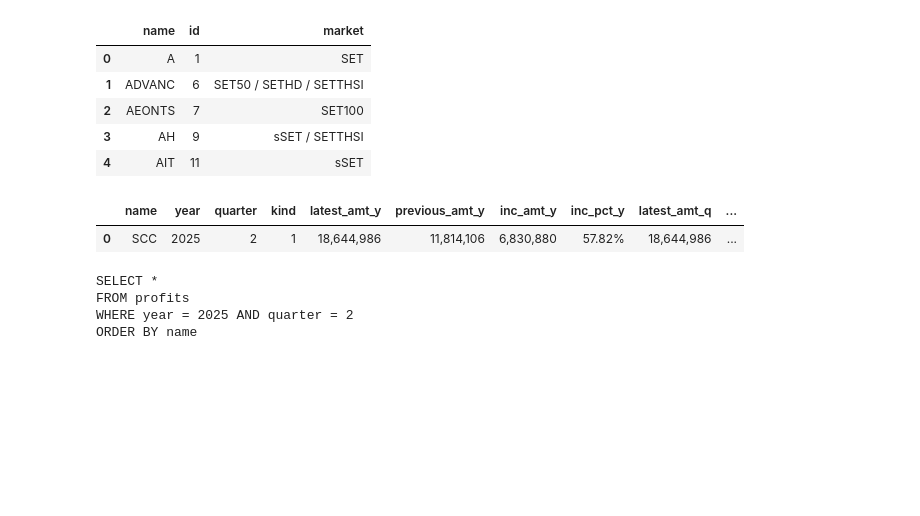
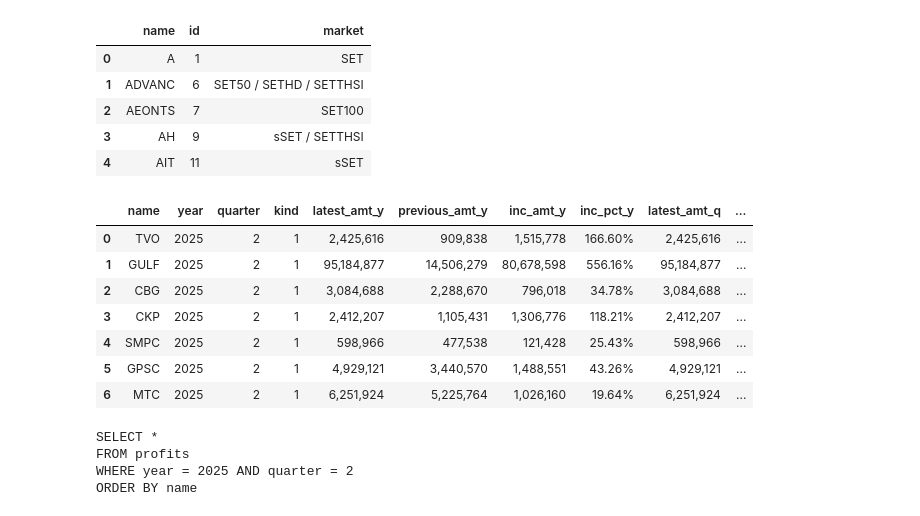
Before and after one commit to santimcs/A5, a Jupyter notebook: Quarterly/240-Create Profits Q2.ipynb, the cells around one changed output. Saved outputs shown, nothing was run; the diff lists cells and outputs as text; code cells hidden in the pictures; blank space fills up the shorter version.

```diff
--- a/Quarterly/240-Create Profits Q2.ipynb
+++ b/Quarterly/240-Create Profits Q2.ipynb
@@ -23,6 +23,6 @@ print(formatted_time )
 # %%
 # Must modify select date to latest unprocessed date
-select_date = date(2025, 7, 19)
+select_date = date(2025, 8, 2)
 select_date = select_date.strftime("%Y-%m-%d")
 select_date
 # %% [output]
@@ -336,7 +414,7 @@ df_merge3
 final2 = df_merge3[['name','year','quarter',\
 'latest_amt_y','previous_amt_y','inc_amt_y','inc_pct_y',\
 'latest_amt_q','previous_amt_q','inc_amt_q','inc_pct_q',\
-'q_amt_c', 'y_amt', 'q_amt_p']]
+'q_amt_c', 'y_amt', 'q_amt_p']].copy()
 final2.style.format(format_dict)
 # %% [output]
 |  | name | year | quarter | latest_amt_y | previous_amt_y | inc_amt_y | inc_pct_y | latest_amt_q | ... |
@@ -376,6 +466,6 @@ final2[['name','mean_pct']].sort_values(['mean_pct'], ascending=False)
 # %%
 # First ensure it's a copy
-final2 = final2.copy()
+final3 = final2.copy()
 # Then perform operations
-final2['std_pct'] = final2[['inc_pct_y', 'inc_pct_q', 'inc_pct_py', 'inc_pct_pq']].std(axis=1)
+final3['std_pct'] = final3[['inc_pct_y', 'inc_pct_q', 'inc_pct_py', 'inc_pct_pq']].std(axis=1)
 # %%
@@ -395,14 +491,20 @@ tickers.head().style.format(format_dict)
 | 3 | AH | 9 | sSET / SETTHSI |
 | 4 | AIT | 11 | sSET |
 # %%
-df_merge4 = pd.merge(final2, tickers, on="name", how="inner")
+df_merge4 = pd.merge(final3, tickers, on="name", how="inner")
 df_merge4.rename(columns={"id": "ticker_id"}, inplace=True)
 
-final3 = df_merge4[colv].copy()
-final3.style.format(format_dict)
+final4 = df_merge4[colv].copy()
+final4.style.format(format_dict)
 # %% [output]
 |  | name | year | quarter | kind | latest_amt_y | previous_amt_y | inc_amt_y | inc_pct_y | latest_amt_q | ... |
-| 0 | SCC | 2025 | 2 | 1 | 18,644,986 | 11,814,106 | 6,830,880 | 57.82% | 18,644,986 | ... |
+| 0 | TVO | 2025 | 2 | 1 | 2,425,616 | 909,838 | 1,515,778 | 166.60% | 2,425,616 | ... |
+| 1 | GULF | 2025 | 2 | 1 | 95,184,877 | 14,506,279 | 80,678,598 | 556.16% | 95,184,877 | ... |
+| 2 | CBG | 2025 | 2 | 1 | 3,084,688 | 2,288,670 | 796,018 | 34.78% | 3,084,688 | ... |
+| 3 | CKP | 2025 | 2 | 1 | 2,412,207 | 1,105,431 | 1,306,776 | 118.21% | 2,412,207 | ... |
+| 4 | SMPC | 2025 | 2 | 1 | 598,966 | 477,538 | 121,428 | 25.43% | 598,966 | ... |
+| 5 | GPSC | 2025 | 2 | 1 | 4,929,121 | 3,440,570 | 1,488,551 | 43.26% | 4,929,121 | ... |
+| 6 | MTC | 2025 | 2 | 1 | 6,251,924 | 5,225,764 | 1,026,160 | 19.64% | 6,251,924 | ... |
 # %%
 sql = """
 SELECT *
```
Also changed, not shown: parts of 51 cells of this notebook, 54 other files.
